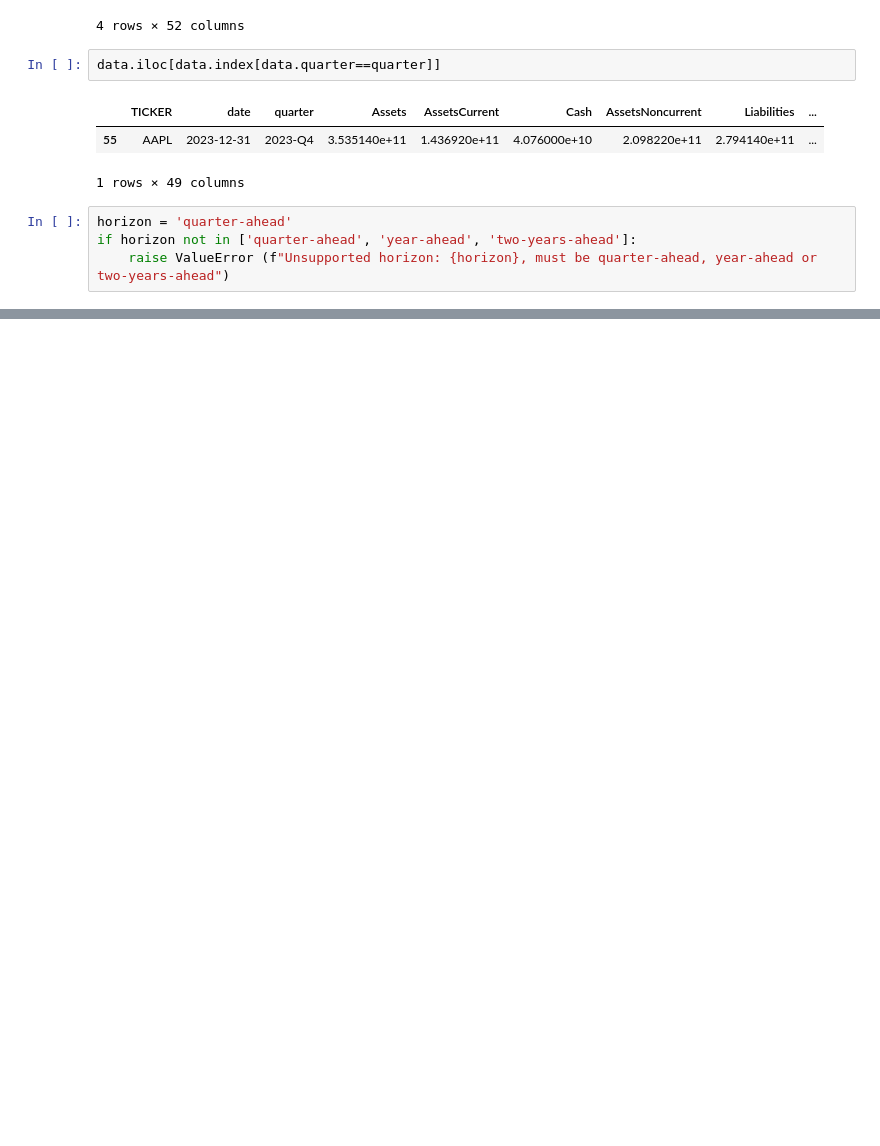
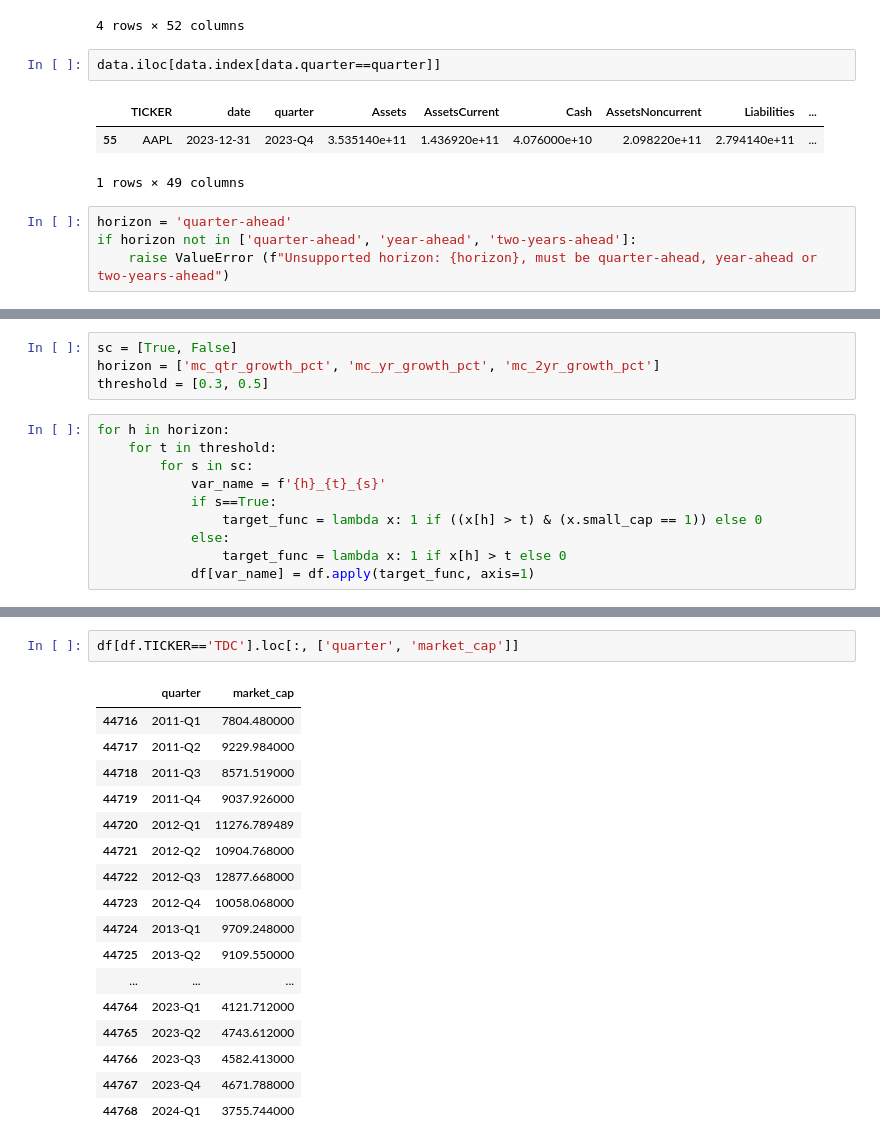
Before and after one commit to cnance09/Small-Cap-Scout, a Jupyter notebook: notebooks/Big-Query.ipynb, the cells around one changed output, grey strips where cells are left out. Drawn from its saved outputs; the diff is of its cells as text; blank space fills up the shorter version.

```diff
--- a/notebooks/Big-Query.ipynb
+++ b/notebooks/Big-Query.ipynb
@@ -203,0 +208,14 @@ if horizon not in ['quarter-ahead', 'year-ahead', 'two-years-ahead']:
+# %%
+sc = [True, False]
+horizon = ['mc_qtr_growth_pct', 'mc_yr_growth_pct', 'mc_2yr_growth_pct']
+threshold = [0.3, 0.5]
+# %%
+for h in horizon:
+    for t in threshold:
+        for s in sc:
+            var_name = f'{h}_{t}_{s}'
+            if s==True:
+                target_func = lambda x: 1 if ((x[h] > t) & (x.small_cap == 1)) else 0
+            else:
+                target_func = lambda x: 1 if x[h] > t else 0
+            df[var_name] = df.apply(target_func, axis=1)
@@ -203,0 +274,20 @@ if horizon not in ['quarter-ahead', 'year-ahead', 'two-years-ahead']:
+# %%
+df[df.TICKER=='TDC'].loc[:, ['quarter', 'market_cap']]
+# %% [output]
+|  | quarter | market_cap |
+| 44716 | 2011-Q1 | 7804.480000 |
+| 44717 | 2011-Q2 | 9229.984000 |
+| 44718 | 2011-Q3 | 8571.519000 |
+| 44719 | 2011-Q4 | 9037.926000 |
+| 44720 | 2012-Q1 | 11276.789489 |
+| 44721 | 2012-Q2 | 10904.768000 |
+| 44722 | 2012-Q3 | 12877.668000 |
+| 44723 | 2012-Q4 | 10058.068000 |
+| 44724 | 2013-Q1 | 9709.248000 |
+| 44725 | 2013-Q2 | 9109.550000 |
+| ... | ... | ... |
+| 44764 | 2023-Q1 | 4121.712000 |
+| 44765 | 2023-Q2 | 4743.612000 |
+| 44766 | 2023-Q3 | 4582.413000 |
+| 44767 | 2023-Q4 | 4671.788000 |
+| 44768 | 2024-Q1 | 3755.744000 |
```
Also changed, not shown: parts of 8 cells of this notebook.
